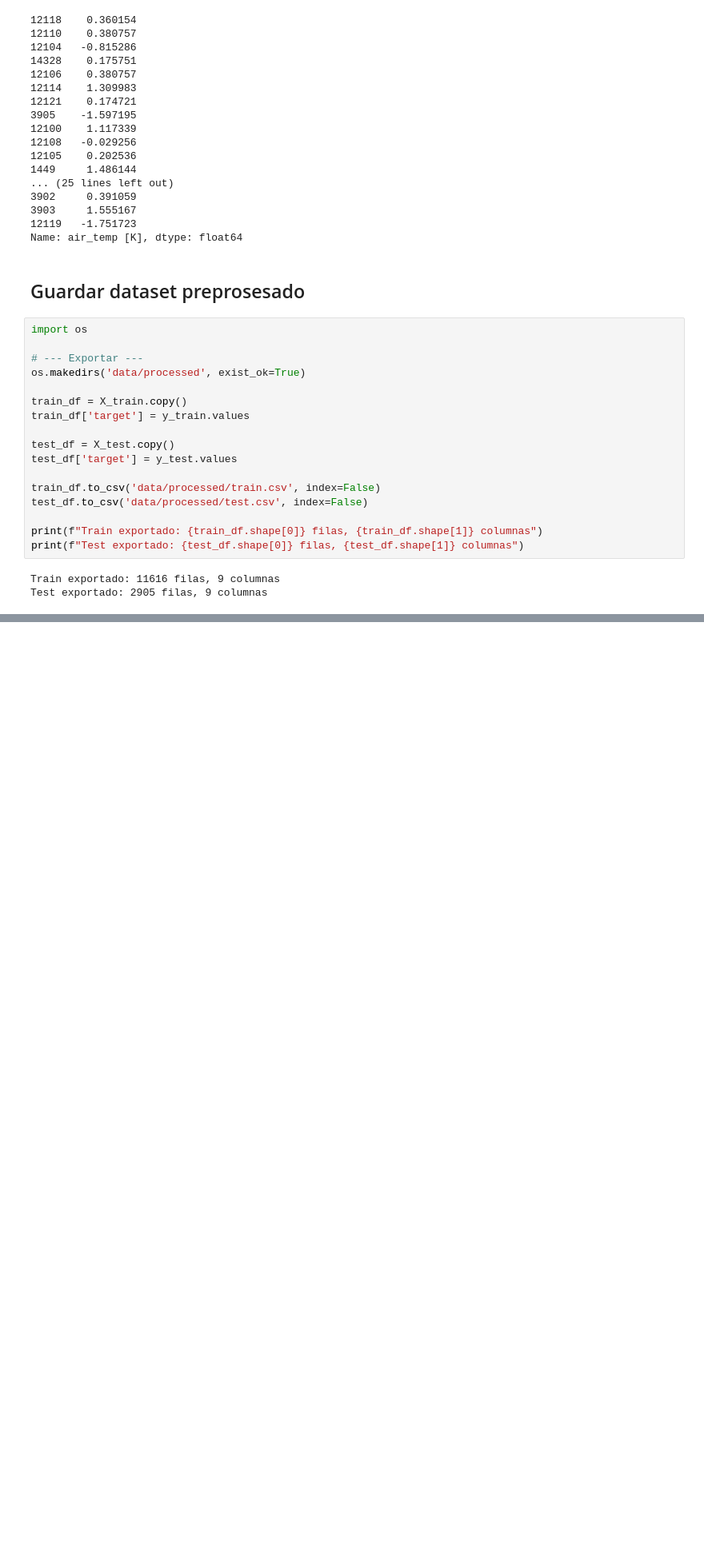
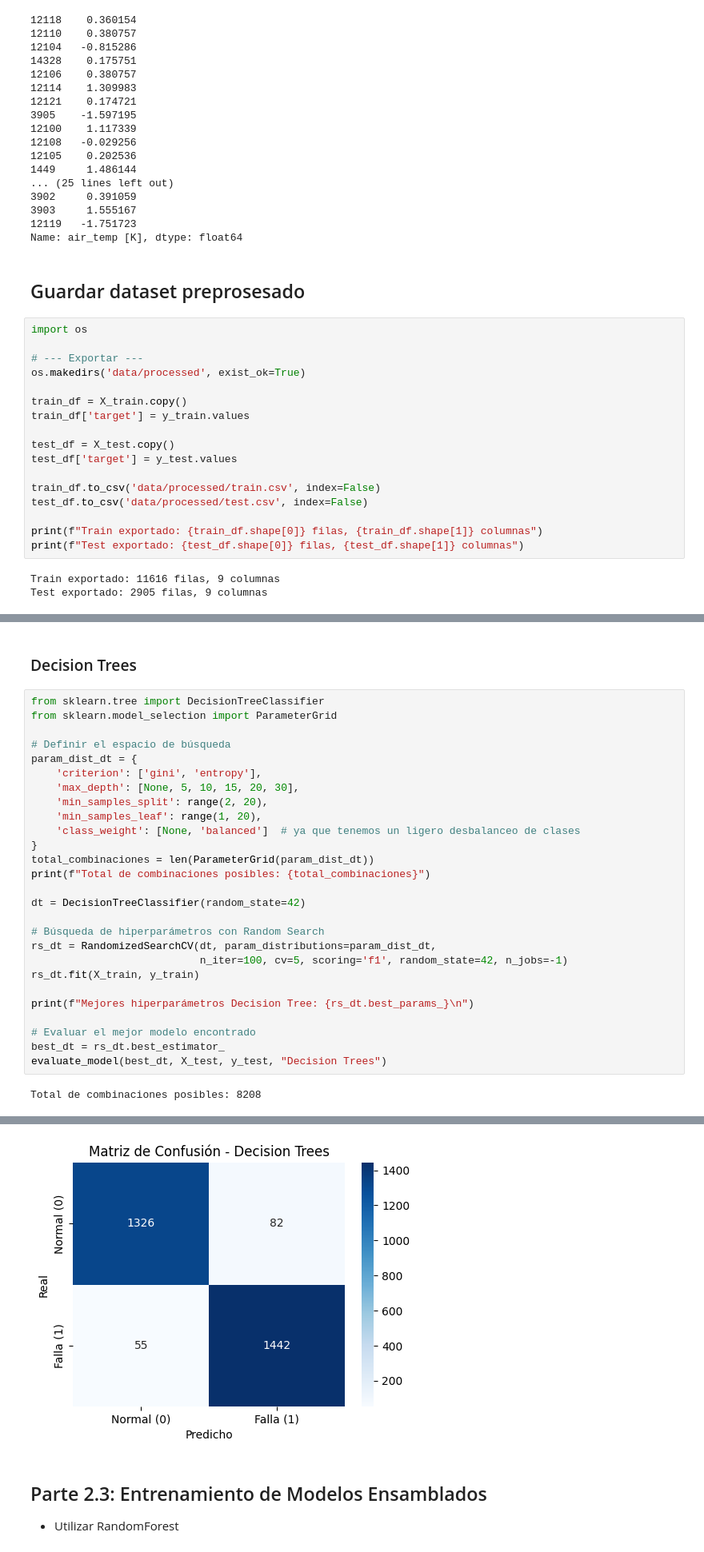
Before and after one commit to gonzag8/TP-Ciencia-de-Datos, a Jupyter notebook: Core/tp_cdd.ipynb, the cells around one changed output, grey strips where cells are left out. Shown at 80% size. Cells and saved outputs as stored; diff of their text form; blank space fills up the shorter version.

```diff
--- a/Core/tp_cdd.ipynb
+++ b/Core/tp_cdd.ipynb
@@ -828,0 +913,31 @@ Agregar tareasa que falten o marcar como hechas en caso de hacerlas.
+# %% [markdown]
+### Decision Trees
+# %%
+from sklearn.tree import DecisionTreeClassifier
+from sklearn.model_selection import ParameterGrid
+
+# Definir el espacio de búsqueda
+param_dist_dt = {
+    'criterion': ['gini', 'entropy'],
+    'max_depth': [None, 5, 10, 15, 20, 30],
+    'min_samples_split': range(2, 20),
+    'min_samples_leaf': range(1, 20),
+    'class_weight': [None, 'balanced']  # ya que tenemos un ligero desbalanceo de clases
+}
+total_combinaciones = len(ParameterGrid(param_dist_dt))
+print(f"Total de combinaciones posibles: {total_combinaciones}")
+
+dt = DecisionTreeClassifier(random_state=42)
+
+# Búsqueda de hiperparámetros con Random Search
+rs_dt = RandomizedSearchCV(dt, param_distributions=param_dist_dt,
+                           n_iter=100, cv=5, scoring='f1', random_state=42, n_jobs=-1)
+rs_dt.fit(X_train, y_train)
+
+print(f"Mejores hiperparámetros Decision Tree: {rs_dt.best_params_}\n")
+
+# Evaluar el mejor modelo encontrado
+best_dt = rs_dt.best_estimator_
+evaluate_model(best_dt, X_test, y_test, "Decision Trees")
+# %% [output]
+Total de combinaciones posibles: 8208
@@ -828,0 +961,4 @@ Agregar tareasa que falten o marcar como hechas en caso de hacerlas.
+[figure, added]
+# %% [markdown]
+## Parte 2.3: Entrenamiento de Modelos Ensamblados
+- Utilizar RandomForest
```
Also changed, not shown: parts of 8 cells of this notebook.
